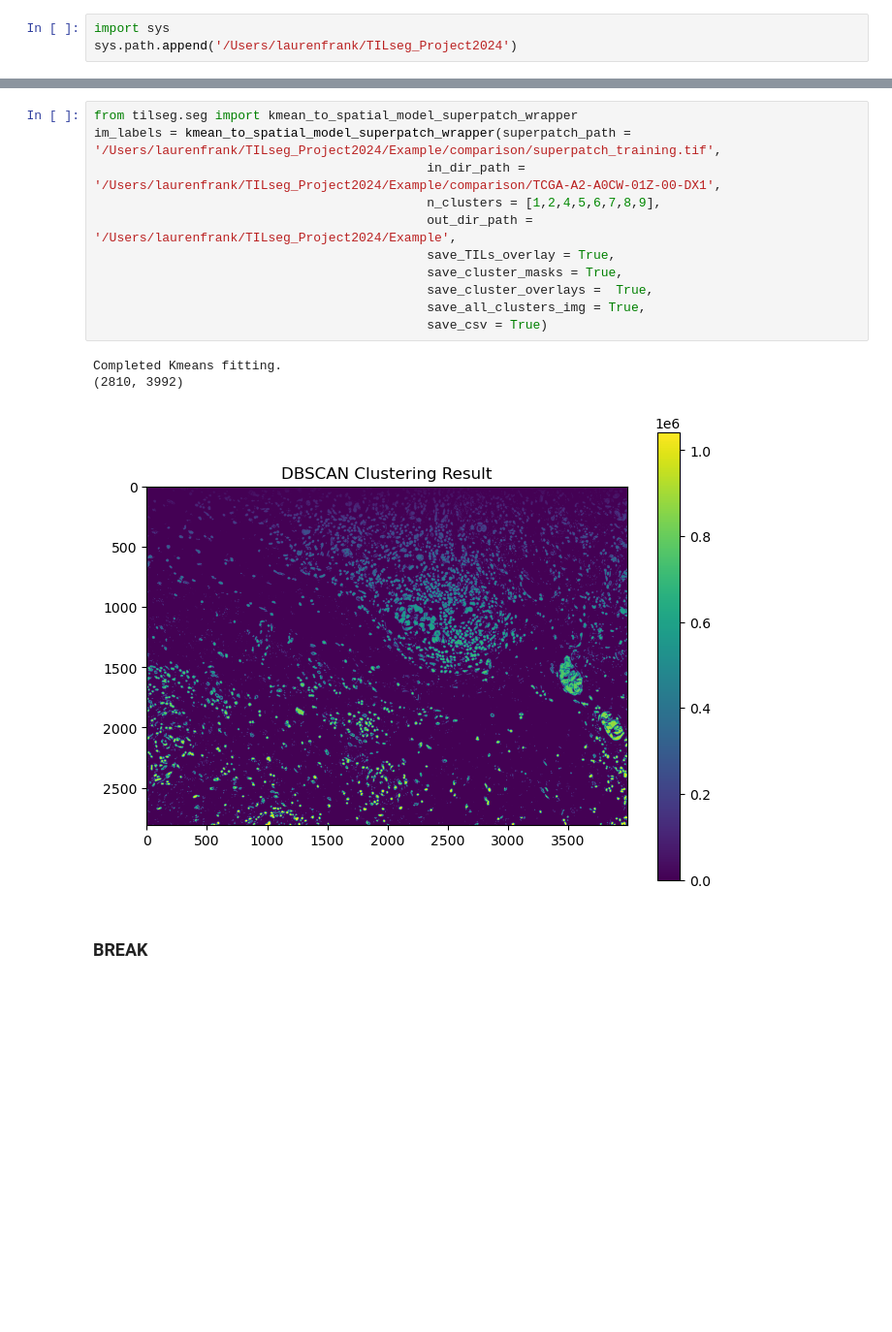
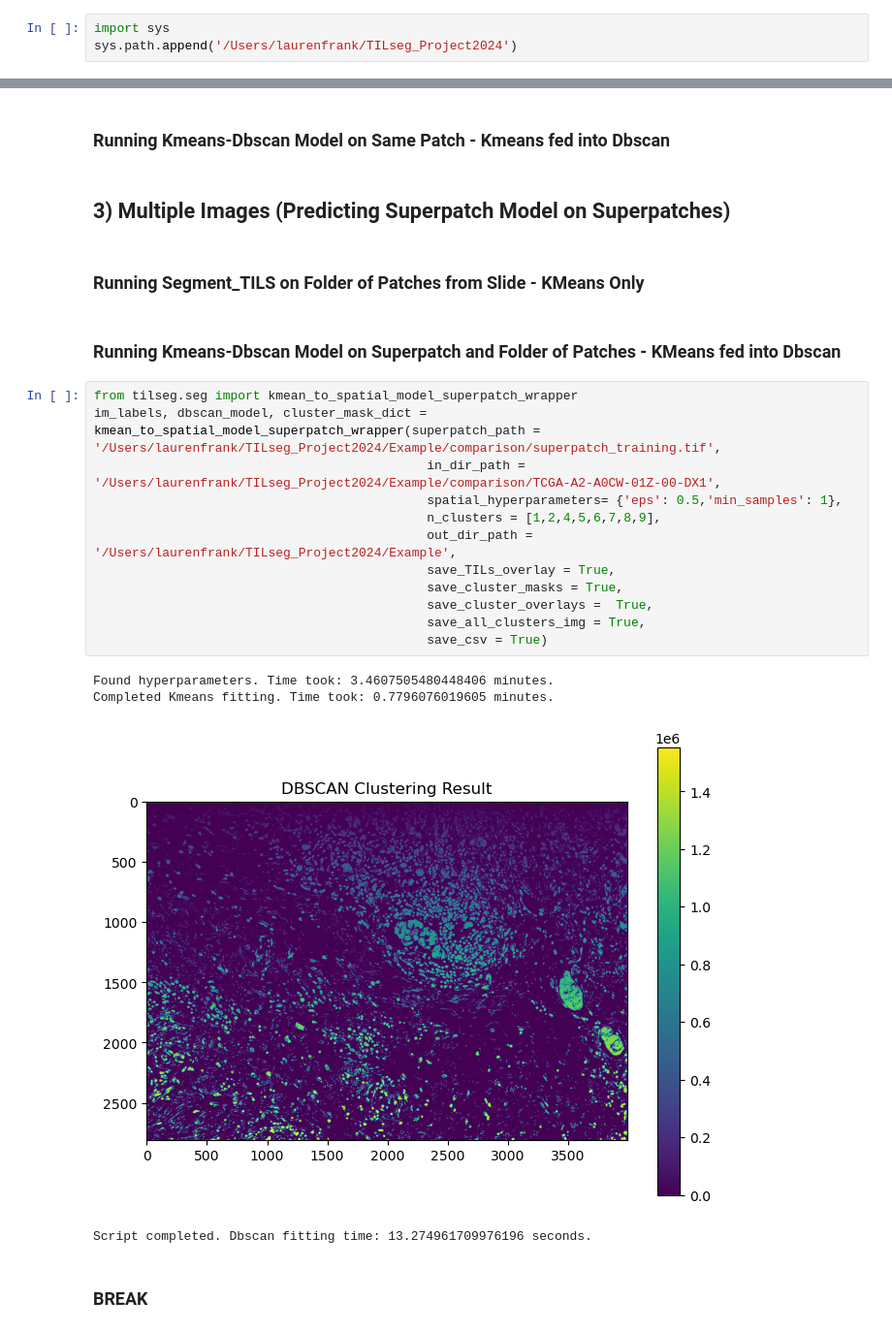
Before and after one commit to TILseg/TILseg, a Jupyter notebook: Example/lauren_preprocess.ipynb, the cells around one changed output, grey strips where cells are left out. Shown at 97% size. Saved outputs shown, nothing was run; the diff lists cells and outputs as text; blank space fills up the shorter version.

Commit message:
Finished the image saving of the dbscan model and updated the docstrings of a few functions

```diff
--- a/Example/lauren_preprocess.ipynb
+++ b/Example/lauren_preprocess.ipynb
@@ -15,17 +14,27 @@ Percent of pixels lost in pre-processing for TCGA-A2-A0CW-01Z-00-DX1.svs:
+# %% [markdown]
+### Running Kmeans-Dbscan Model on Same Patch - Kmeans fed into Dbscan
+# %% [markdown]
+## 3) Multiple Images (Predicting Superpatch Model on Superpatches)
+# %% [markdown]
+### Running Segment_TILS on Folder of Patches from Slide - KMeans Only
+# %% [markdown]
+### Running Kmeans-Dbscan Model on Superpatch and Folder of Patches - KMeans fed into Dbscan
 # %%
 from tilseg.seg import kmean_to_spatial_model_superpatch_wrapper
-im_labels = kmean_to_spatial_model_superpatch_wrapper(superpatch_path = '/Users/laurenfrank/TILseg_Project2024/Example/comparison/superpatch_training.tif',
+im_labels, dbscan_model, cluster_mask_dict = kmean_to_spatial_model_superpatch_wrapper(superpatch_path = '/Users/laurenfrank/TILseg_Project2024/Example/comparison/superpatch_training.tif',
                                             in_dir_path = '/Users/laurenfrank/TILseg_Project2024/Example/comparison/TCGA-A2-A0CW-01Z-00-DX1',
+                                            spatial_hyperparameters= {'eps': 0.5,'min_samples': 1},
                                             n_clusters = [1,2,4,5,6,7,8,9],
                                             out_dir_path = '/Users/laurenfrank/TILseg_Project2024/Example',
                                             save_TILs_overlay = True,
                                             save_cluster_masks = True,
                                             save_cluster_overlays =  True,
                                             save_all_clusters_img = True,
                                             save_csv = True)
 # %% [output]
-Completed Kmeans fitting.
-(2810, 3992)
+Found hyperparameters. Time took: 3.4607505480448406 minutes.
+Completed Kmeans fitting. Time took: 0.7796076019605 minutes.
-[figure, old version]
+[figure, new version]
+Script completed. Dbscan fitting time: 13.274961709976196 seconds.
 # %% [markdown]
 ### BREAK
```
Also changed, not shown: parts of 5 cells of this notebook, 2 other files.
